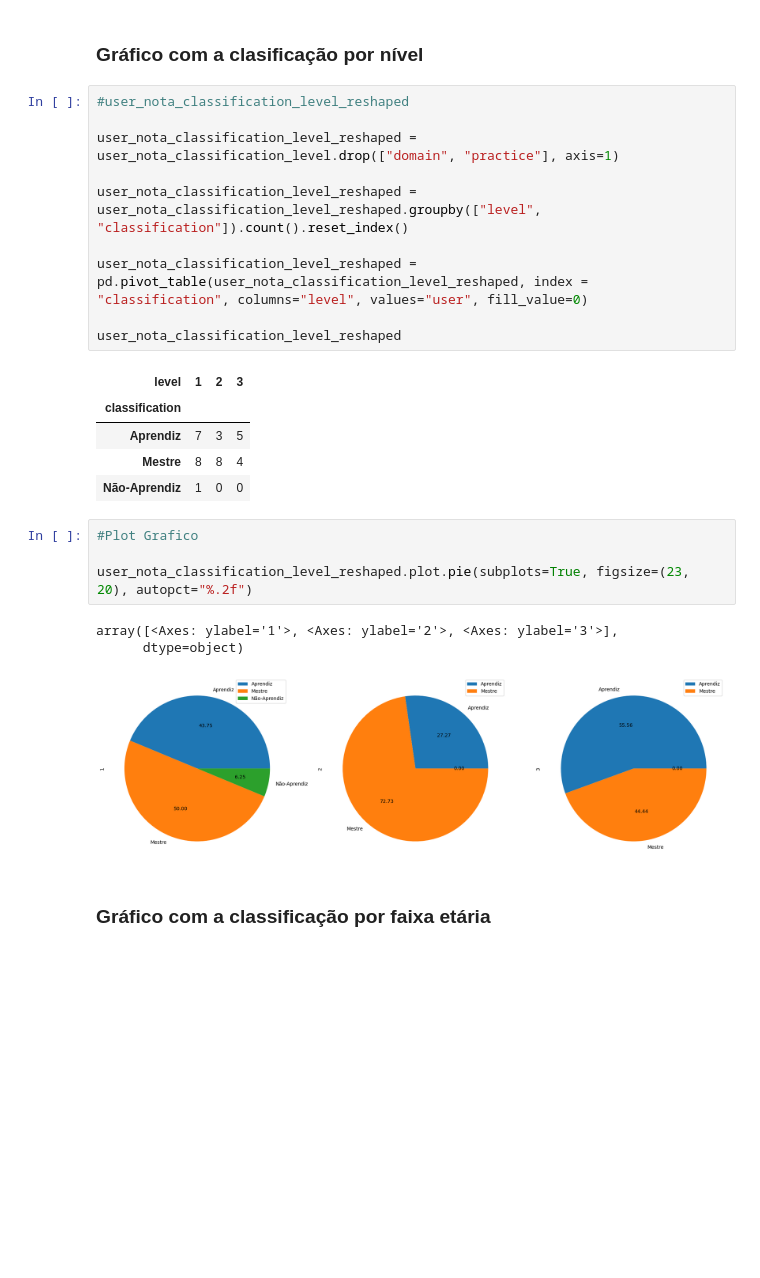
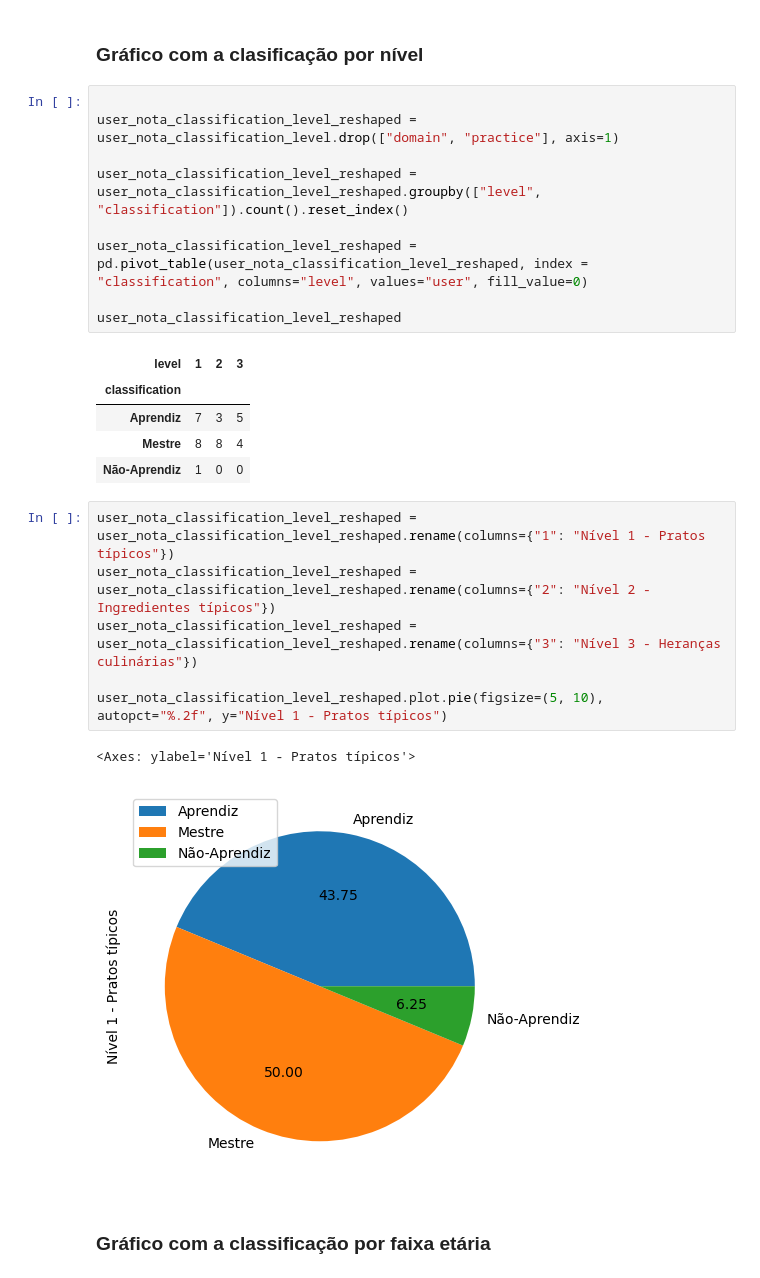
Before and after one commit to caiohsfar/tcc-analysis, a Jupyter notebook: tcc.ipynb, the cells around one changed output. Saved outputs shown, nothing was run; the diff lists cells and outputs as text; blank space fills up the shorter version.

```diff
--- a/tcc.ipynb
+++ b/tcc.ipynb
@@ -395,7 +382,6 @@ user_nota_classification_level
 # %% [markdown]
 ### Gráfico com a clasificação por nível
 # %%
-#user_nota_classification_level_reshaped
 
 user_nota_classification_level_reshaped = user_nota_classification_level.drop(["domain", "practice"], axis=1)
 
@@ -410,14 +396,15 @@ user_nota_classification_level_reshaped
 | Aprendiz | 7 | 3 | 5 |
 | Mestre | 8 | 8 | 4 |
 | Não-Aprendiz | 1 | 0 | 0 |
-# %%
-#Plot Grafico
-
-user_nota_classification_level_reshaped.plot.pie(subplots=True, figsize=(23, 20), autopct="%.2f")
-# %% [output]
-array([<Axes: ylabel='1'>, <Axes: ylabel='2'>, <Axes: ylabel='3'>],
-      dtype=object)
-[figure, removed]
+# %%
+user_nota_classification_level_reshaped = user_nota_classification_level_reshaped.rename(columns={"1": "Nível 1 - Pratos típicos"})
+user_nota_classification_level_reshaped = user_nota_classification_level_reshaped.rename(columns={"2": "Nível 2 - Ingredientes típicos"})
+user_nota_classification_level_reshaped = user_nota_classification_level_reshaped.rename(columns={"3": "Nível 3 - Heranças culinárias"})
+
+user_nota_classification_level_reshaped.plot.pie(figsize=(5, 10), autopct="%.2f", y="Nível 1 - Pratos típicos")
+# %% [output]
+<Axes: ylabel='Nível 1 - Pratos típicos'>
+[figure, added]
 # %% [markdown]
 ### Gráfico com a classificação por faixa etária
 # %%
```
Also changed, not shown: parts of 13 cells of this notebook.
